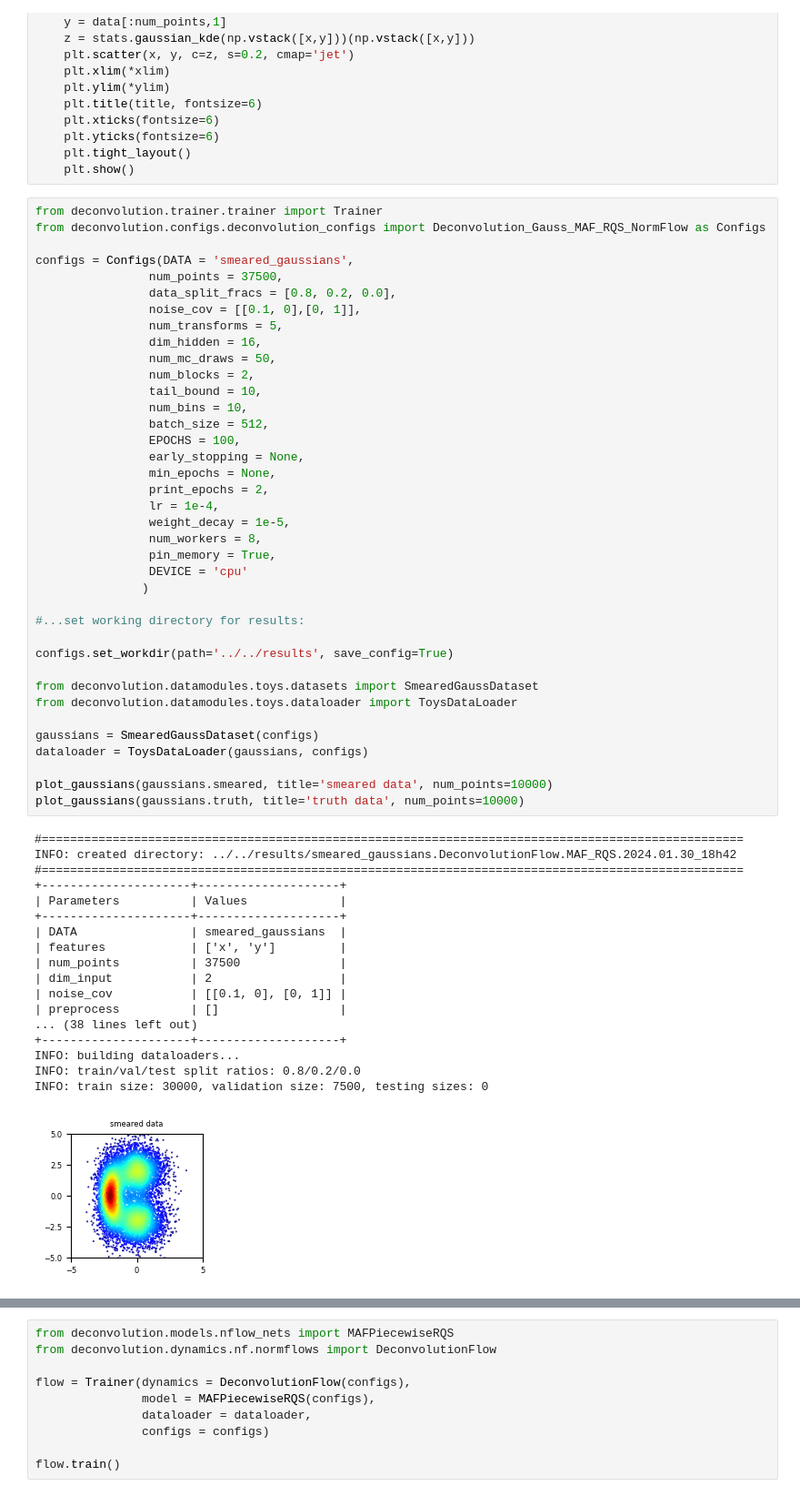
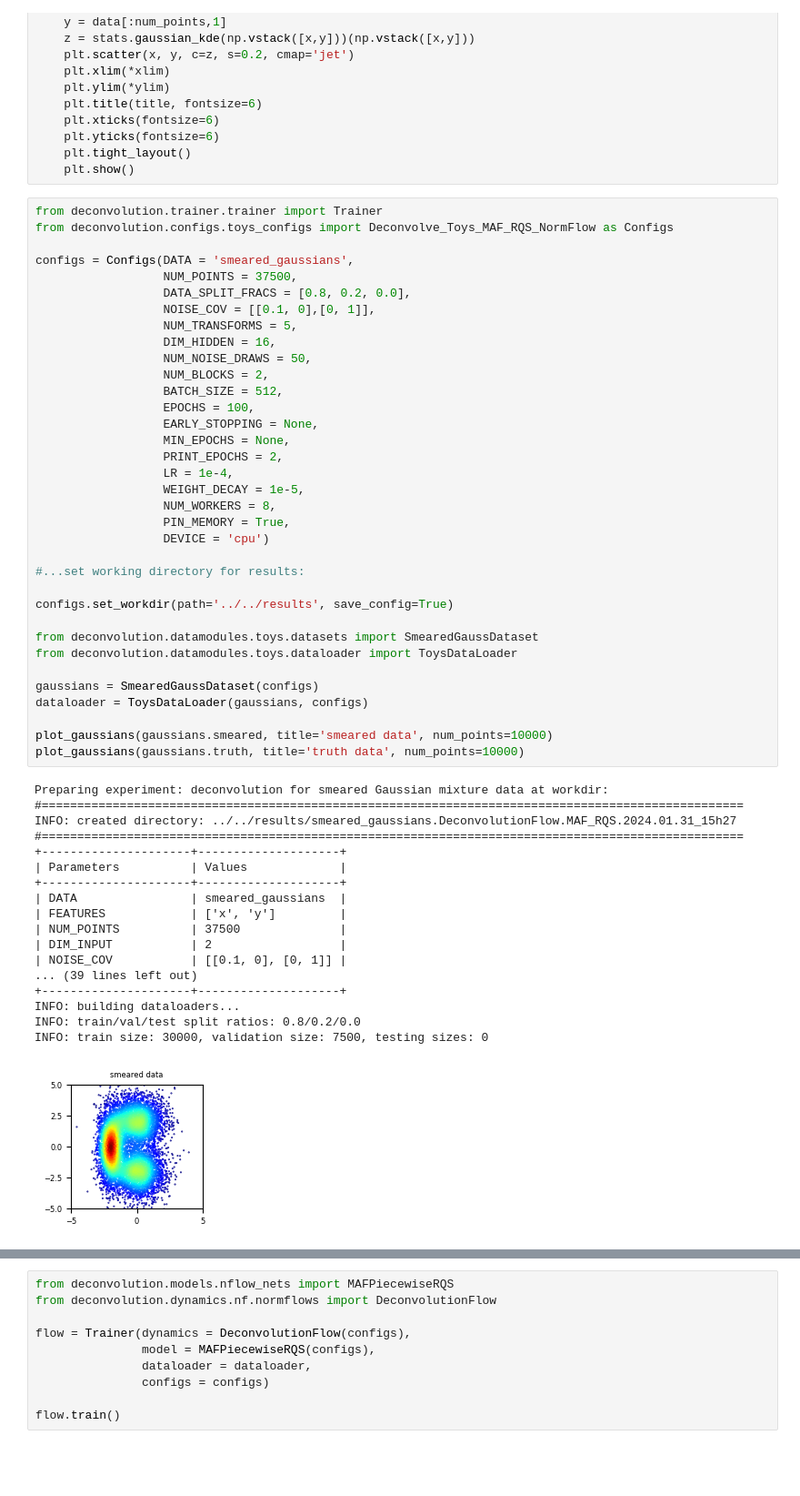
Before and after one commit to dfaroughy/Deconvolution, a Jupyter notebook: experiments/Toys/gaussians.ipynb, the cells around one changed output, grey strips where cells are left out. Shown at 91% size. Drawn from its saved outputs; the diff is of its cells as text; blank space fills up the shorter version.

```diff
--- a/experiments/Toys/gaussians.ipynb
+++ b/experiments/Toys/gaussians.ipynb
@@ -21,58 +21,55 @@ def plot_gaussians(data, num_points=None, title=None, xlim=(-5,5), ylim=(-5,5)):
     plt.show()
 # %%
 from deconvolution.trainer.trainer import Trainer
-from deconvolution.configs.deconvolution_configs import Deconvolution_Gauss_MAF_RQS_NormFlow as Configs
+from deconvolution.configs.toys_configs import Deconvolve_Toys_MAF_RQS_NormFlow as Configs
 
 configs = Configs(DATA = 'smeared_gaussians',
-                num_points = 37500,
-                data_split_fracs = [0.8, 0.2, 0.0],
-                noise_cov = [[0.1, 0],[0, 1]],
-                num_transforms = 5,
-                dim_hidden = 16,
-                num_mc_draws = 50,
-                num_blocks = 2,
-                tail_bound = 10,
-                num_bins = 10,
-                batch_size = 512,
-                EPOCHS = 100,
-                early_stopping = None,
-                min_epochs = None,
-                print_epochs = 2,
-                lr = 1e-4,
-                weight_decay = 1e-5,
-                num_workers = 8,
-                pin_memory = True,
-                DEVICE = 'cpu'
-               )
+                  NUM_POINTS = 37500,
+                  DATA_SPLIT_FRACS = [0.8, 0.2, 0.0],
+                  NOISE_COV = [[0.1, 0],[0, 1]],
+                  NUM_TRANSFORMS = 5,
+                  DIM_HIDDEN = 16,
+                  NUM_NOISE_DRAWS = 50,
+                  NUM_BLOCKS = 2,
+                  BATCH_SIZE = 512,
+                  EPOCHS = 100,
+                  EARLY_STOPPING = None,
+                  MIN_EPOCHS = None,
+                  PRINT_EPOCHS = 2,
+                  LR = 1e-4,
+                  WEIGHT_DECAY = 1e-5,
+                  NUM_WORKERS = 8,
+                  PIN_MEMORY = True,
+                  DEVICE = 'cpu')
 
 #...set working directory for results:
 
 configs.set_workdir(path='../../results', save_config=True)
 
 from deconvolution.datamodules.toys.datasets import SmearedGaussDataset
 from deconvolution.datamodules.toys.dataloader import ToysDataLoader
 
 gaussians = SmearedGaussDataset(configs)
 dataloader = ToysDataLoader(gaussians, configs)
 
 plot_gaussians(gaussians.smeared, title='smeared data', num_points=10000)
 plot_gaussians(gaussians.truth, title='truth data', num_points=10000)
 # %% [output]
+Preparing experiment: deconvolution for smeared Gaussian mixture data at workdir:
 #===================================================================================================
-INFO: created directory: ../../results/smeared_gaussians.DeconvolutionFlow.MAF_RQS.2024.01.30_18h42
+INFO: created directory: ../../results/smeared_gaussians.DeconvolutionFlow.MAF_RQS.2024.01.31_15h27
 #===================================================================================================
 +---------------------+--------------------+
 | Parameters          | Values             |
 +---------------------+--------------------+
 | DATA                | smeared_gaussians  |
-| features            | ['x', 'y']         |
-| num_points          | 37500              |
-| dim_input           | 2                  |
-| noise_cov           | [[0.1, 0], [0, 1]] |
-| preprocess          | []                 |
-... (38 lines left out)
+| FEATURES            | ['x', 'y']         |
+| NUM_POINTS          | 37500              |
+| DIM_INPUT           | 2                  |
+| NOISE_COV           | [[0.1, 0], [0, 1]] |
+... (39 lines left out)
 +---------------------+--------------------+
 INFO: building dataloaders...
 INFO: train/val/test split ratios: 0.8/0.2/0.0
 INFO: train size: 30000, validation size: 7500, testing sizes: 0
-[figure, old version]
+[figure, new version]
```
Also changed, not shown: parts of 1 cell of this notebook, 1 other file.
